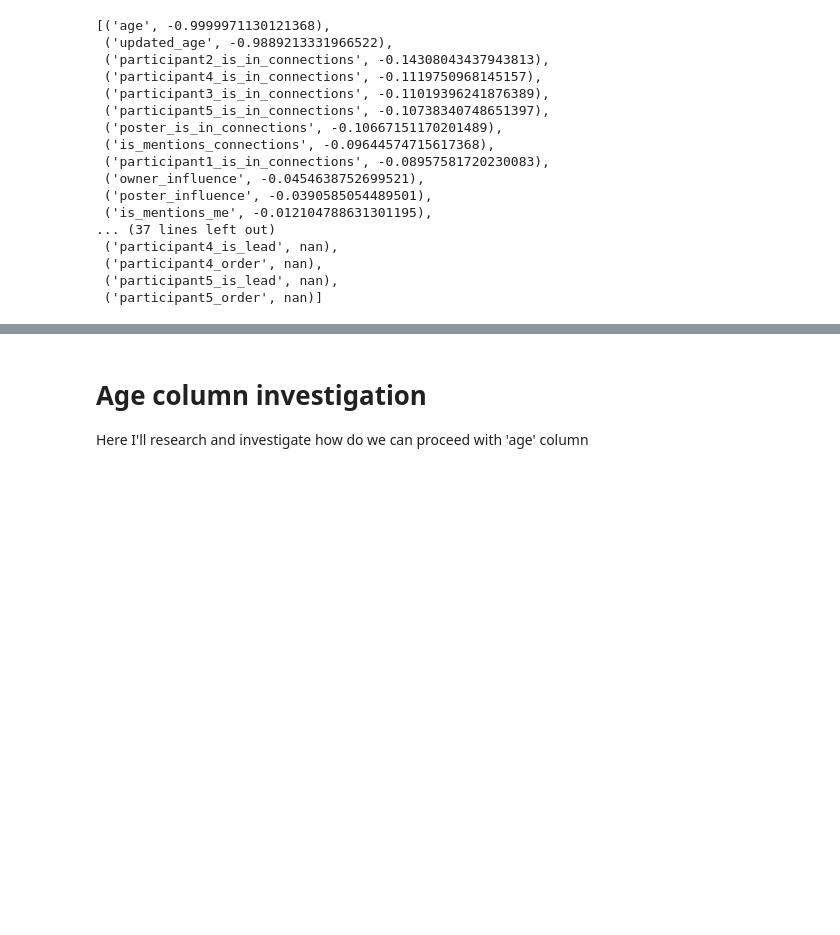
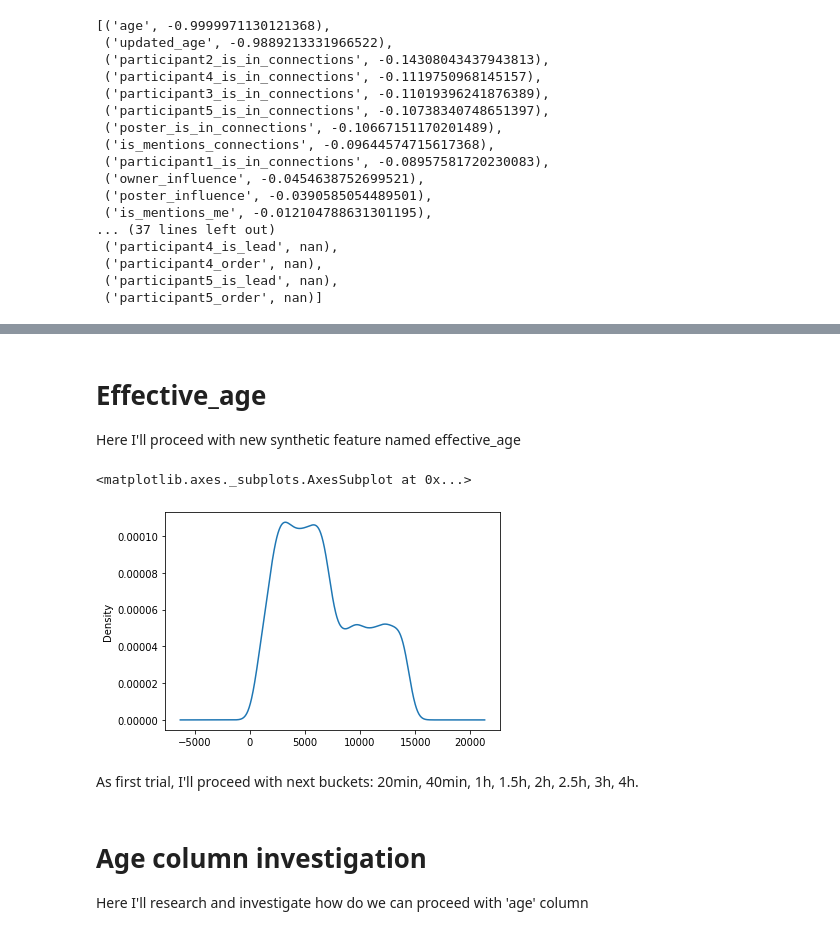
Before and after one commit to pnedonosko/eXo_recommendation_system, a Jupyter notebook: production/eXo_EDA_production.ipynb, the cells around one changed output, grey strips where cells are left out. Drawn from its saved outputs; the diff is of its cells as text; code cells hidden in the pictures; blank space fills up the shorter version.

Commit message:
effective_age creation added

```diff
--- a/production/eXo_EDA_production.ipynb
+++ b/production/eXo_EDA_production.ipynb
@@ -44,8 +50,8 @@ def get_date(secs):
 
 def get_date_separated(secs):
   date = datetime.datetime.fromtimestamp(secs)
-  # return year, month, weekday, hour
-  return int(date.strftime("%Y")), int(date.strftime("%m")), date.strftime("%A"), int(date.strftime("%H")), int(date.strftime("%d"))
+  # return year, month, weekday, date(day),  hour, min, secs
+  return int(date.strftime("%Y")), int(date.strftime("%m")), date.strftime("%A"), int(date.strftime("%d")), int(date.strftime("%H")), int(date.strftime("%M")), int(date.strftime("%S"))
 # %% [markdown]
 ## Understand posted date in the dataset and its correlations
 # %%
@@ -228,0 +279,36 @@ sorted_s_corrs
+# %%
+# return year, month, weekday, date(day),  hour, min, secs
+
+def is_peak(secs):
+  date = get_date_separated(secs)
+
+  # if post was publicated on weekends, assume that it will be readed faster in the Monday, so we take smaller interval
+  weekday = date[2]
+  if weekday == 'Saturday' or weekday == 'Sunday':
+    return True
+
+  # take start of the peak time from the date in seconds
+  start = day2peak[weekday] * one_hour
+  # define end as 3 hours after start
+  end = start + 3 * one_hour
+
+  # define current time in terms of seconds - seconds in hours + seconds in minutes and seconds
+  current_secs = (one_hour * date[4]) + (one_min * date[5]) + date[6]
+
+  return start <= current_secs  <= end
+# %%
+import random
+
+def create_effective_age(posted_time):
+  effective_age = []
+
+  for t in posted_time:
+    if is_peak(t):
+      effective_age.append(random.randint(peak_interval[0], peak_interval[1]))
+    else:
+      effective_age.append(random.randint(nonpeak_interval[0], nonpeak_interval[1]))
+
+  return pd.Series(effective_age)
+# %%
+new_train_df["effective_age"] = create_effective_age(new_train_df.posted_time)
+new_train_df.head()
@@ -229,3 +327,13 @@ sorted_s_corrs
+# %% [markdown]
+# **Effective_age**
+Here I'll proceed with new synthetic feature named effective_age
+# %%
+new_train_df.effective_age.plot.kde()
+# %% [output]
+<matplotlib.axes._subplots.AxesSubplot at 0x...>
+[figure, added]
+# %% [markdown]
+As first trial, I'll proceed with next buckets: 20min, 40min, 1h, 1.5h, 2h, 2.5h, 3h, 4h.
 # %% [markdown]
 # **Age column investigation**
 Here I'll research and investigate how do we can proceed with 'age' column
```
Also changed, not shown: parts of 9 cells of this notebook.
